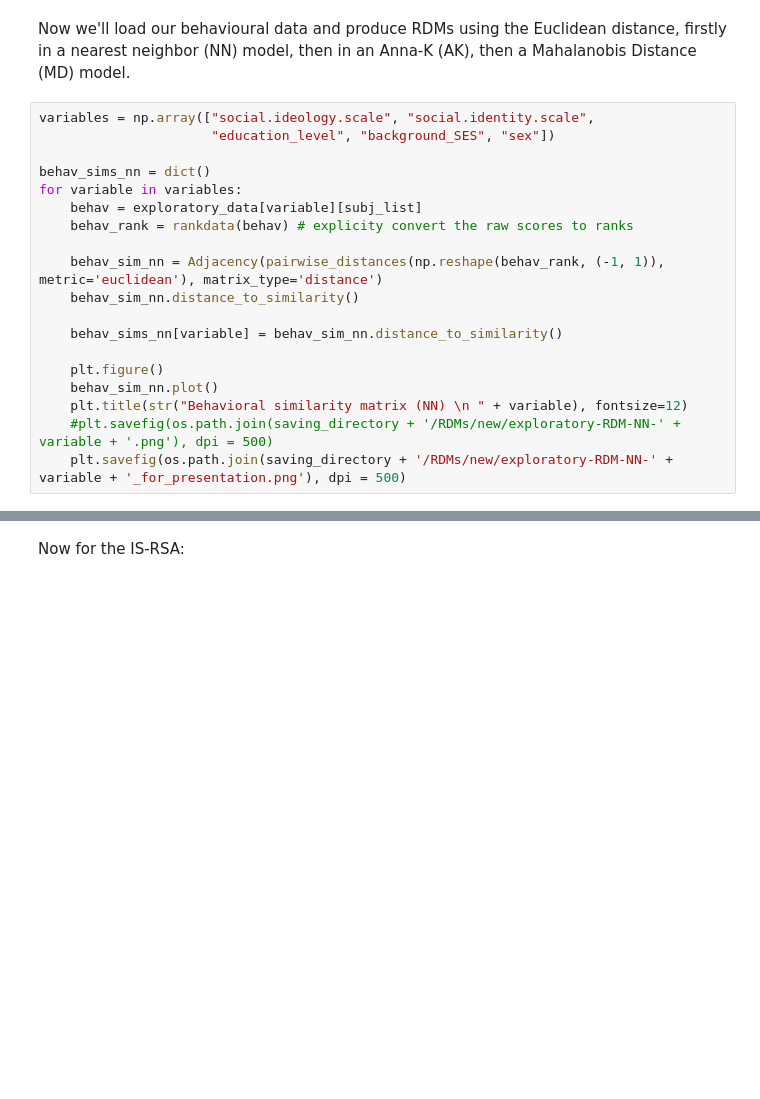
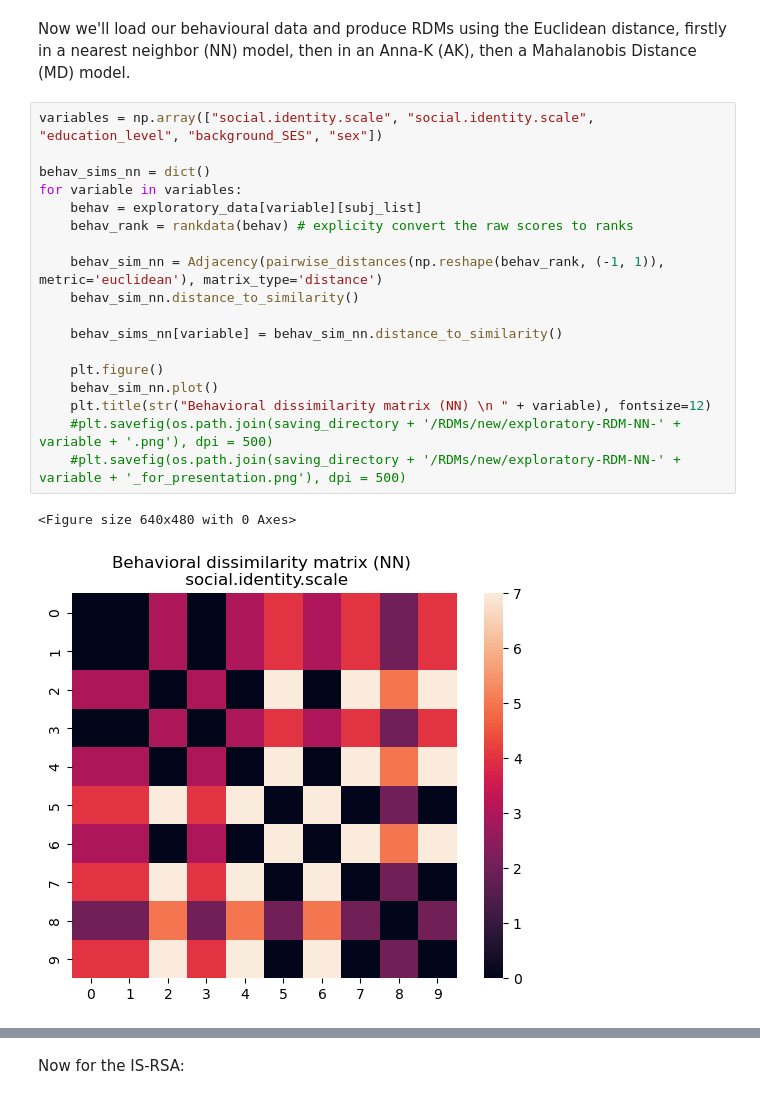
Before and after one commit to themohammadhamdan/ideological_asymmetry_thesis, a Jupyter notebook: scripts/4. Exploratory ISRSA - Univariate.ipynb, the cells around one changed output, grey strips where cells are left out. Saved outputs shown, nothing was run; the diff lists cells and outputs as text; blank space fills up the shorter version.

```diff
--- a/scripts/4. Exploratory ISRSA - Univariate.ipynb
+++ b/scripts/4. Exploratory ISRSA - Univariate.ipynb
@@ -149,23 +163,25 @@ np.save("isc_exploratory.npy", isc)
 # %% [markdown]
 Now we'll load our behavioural data and produce RDMs using the Euclidean distance, firstly in a nearest neighbor (NN) model, then in an Anna-K (AK), then a Mahalanobis Distance (MD) model.
 # %%
-variables = np.array(["social.ideology.scale", "social.identity.scale",
-                      "education_level", "background_SES", "sex"])
+variables = np.array(["social.identity.scale", "social.identity.scale", "education_level", "background_SES", "sex"])
 
 behav_sims_nn = dict()
 for variable in variables:
     behav = exploratory_data[variable][subj_list]
     behav_rank = rankdata(behav) # explicity convert the raw scores to ranks
 
     behav_sim_nn = Adjacency(pairwise_distances(np.reshape(behav_rank, (-1, 1)), metric='euclidean'), matrix_type='distance')
     behav_sim_nn.distance_to_similarity()
 
     behav_sims_nn[variable] = behav_sim_nn.distance_to_similarity()
 
     plt.figure()
     behav_sim_nn.plot()
-    plt.title(str("Behavioral similarity matrix (NN) \n " + variable), fontsize=12)
+    plt.title(str("Behavioral dissimilarity matrix (NN) \n " + variable), fontsize=12)
     #plt.savefig(os.path.join(saving_directory + '/RDMs/new/exploratory-RDM-NN-' + variable + '.png'), dpi = 500)
-    plt.savefig(os.path.join(saving_directory + '/RDMs/new/exploratory-RDM-NN-' + variable + '_for_presentation.png'), dpi = 500)
+    #plt.savefig(os.path.join(saving_directory + '/RDMs/new/exploratory-RDM-NN-' + variable + '_for_presentation.png'), dpi = 500)
+# %% [output]
+<Figure size 640x480 with 0 Axes>
+[figure, added]
 # %%
 behav_sims_annak = dict() # creating dictionary to store matrices
```
Also changed, not shown: parts of 8 cells of this notebook, 1 other file.
